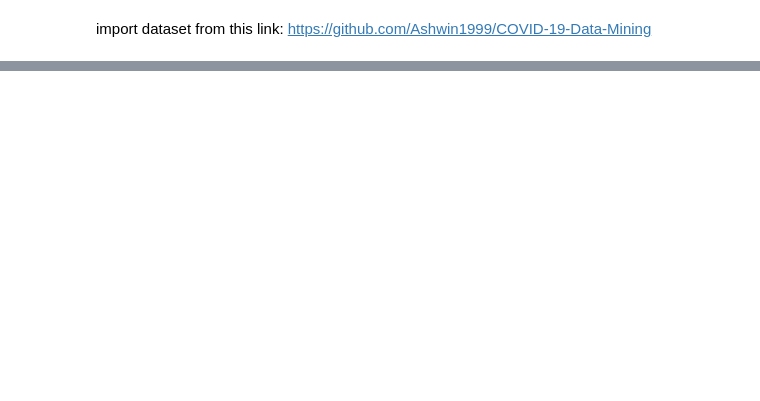
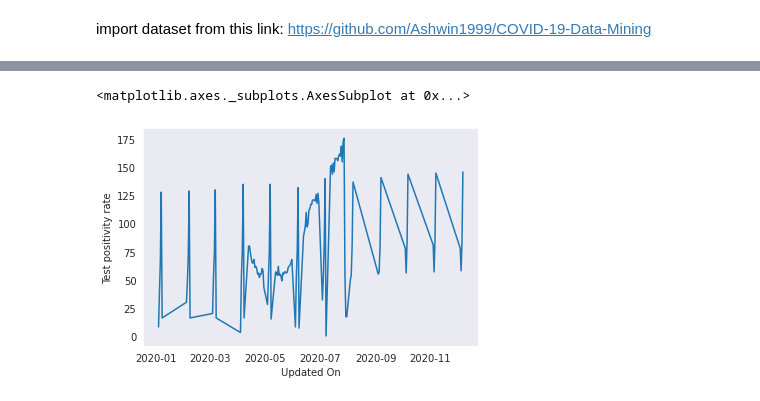
Before and after one commit to acchu99/covid-19-data-mining, a Jupyter notebook: COVID_19_Data_Mining.ipynb, the cells around one changed output, grey strips where cells are left out. Saved outputs shown, nothing was run; the diff lists cells and outputs as text; code cells hidden in the pictures; blank space fills up the shorter version.

```diff
--- a/COVID_19_Data_Mining.ipynb
+++ b/COVID_19_Data_Mining.ipynb
@@ -189,0 +102,7 @@ f3_ax2.set_ylabel(" ",fontsize=0);
+# %%
+
+testingline.dtypes
+sns.lineplot(x='Updated On',y='Test positivity rate',data=testingline)
+# %% [output]
+<matplotlib.axes._subplots.AxesSubplot at 0x...>
+[figure, added]
```
Also changed, not shown: parts of 24 cells of this notebook.
